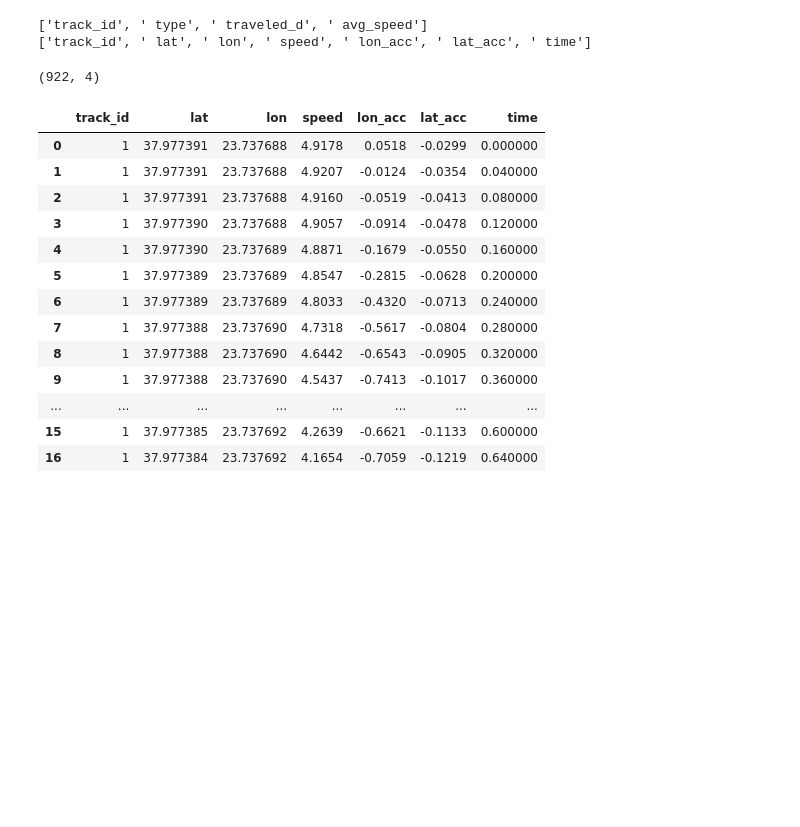
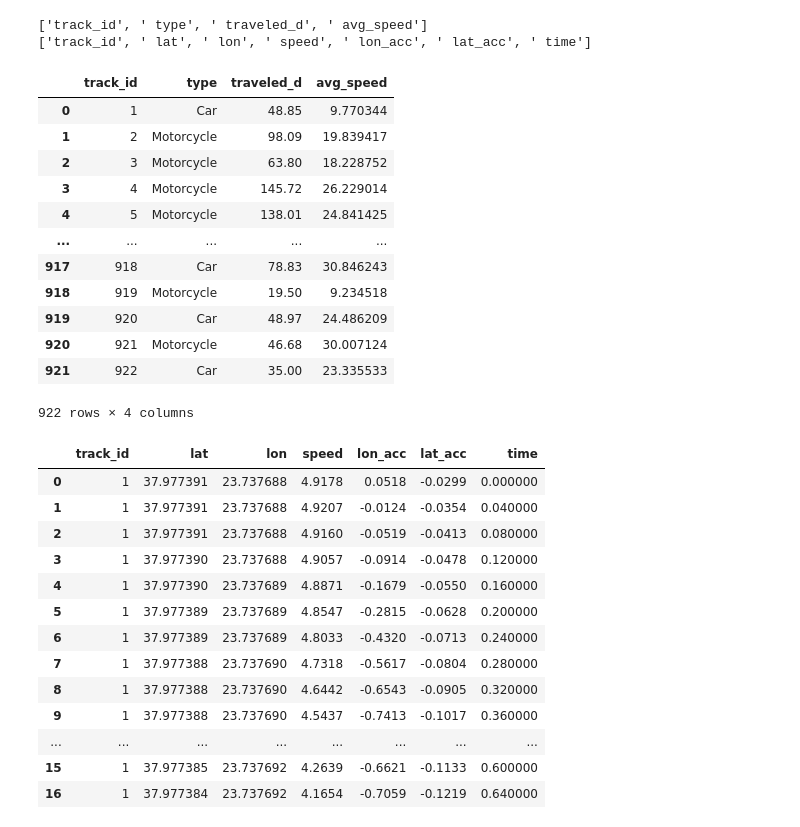
Before and after one commit to abrhamadddis/Data-Engineering-Data-warehouse, a Jupyter notebook: notebooks/prepare.ipynb, the cells around one changed output. Cells and saved outputs as stored; diff of their text form; code cells hidden in the pictures; blank space fills up the shorter version.

```diff
--- a/notebooks/prepare.ipynb
+++ b/notebooks/prepare.ipynb
@@ -100,10 +100,22 @@ for row in lines_as_lists:
 # %%
 df_track = pd.DataFrame(data= track_info,columns=track_cols)
 df_track.columns = df_track.columns.str.strip()
-# %%
-df_
-# %% [output]
-(922, 4)
+# %%
+df_track
+# %% [output]
+|  | track_id | type | traveled_d | avg_speed |
+| 0 | 1 | Car | 48.85 | 9.770344 |
+| 1 | 2 | Motorcycle | 98.09 | 19.839417 |
+| 2 | 3 | Motorcycle | 63.80 | 18.228752 |
+| 3 | 4 | Motorcycle | 145.72 | 26.229014 |
+| 4 | 5 | Motorcycle | 138.01 | 24.841425 |
+| ... | ... | ... | ... | ... |
+| 917 | 918 | Car | 78.83 | 30.846243 |
+| 918 | 919 | Motorcycle | 19.50 | 9.234518 |
+| 919 | 920 | Car | 48.97 | 24.486209 |
+| 920 | 921 | Motorcycle | 46.68 | 30.007124 |
+| 921 | 922 | Car | 35.00 | 23.335533 |
+922 rows × 4 columns
 # %%
 df_trajectory = pd.DataFrame(data= trajectory_info,columns=trajectory_cols)
 df_trajectory.columns = df_trajectory.columns.str.strip()
```
Also changed, not shown: 17 other files.
